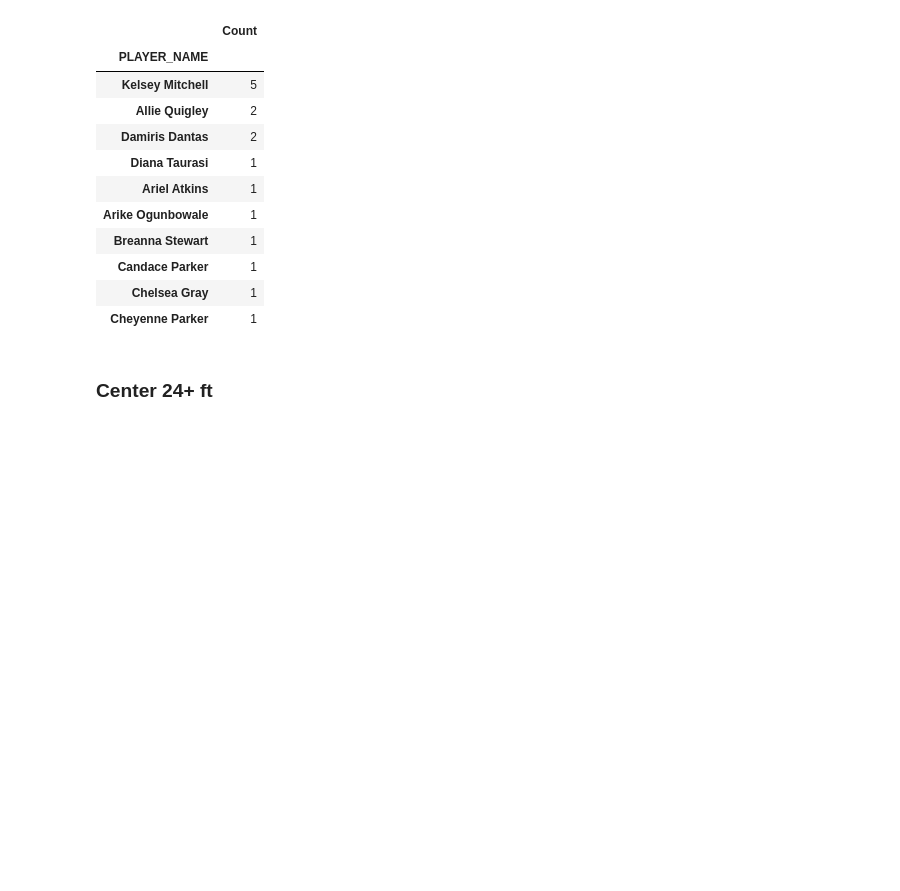
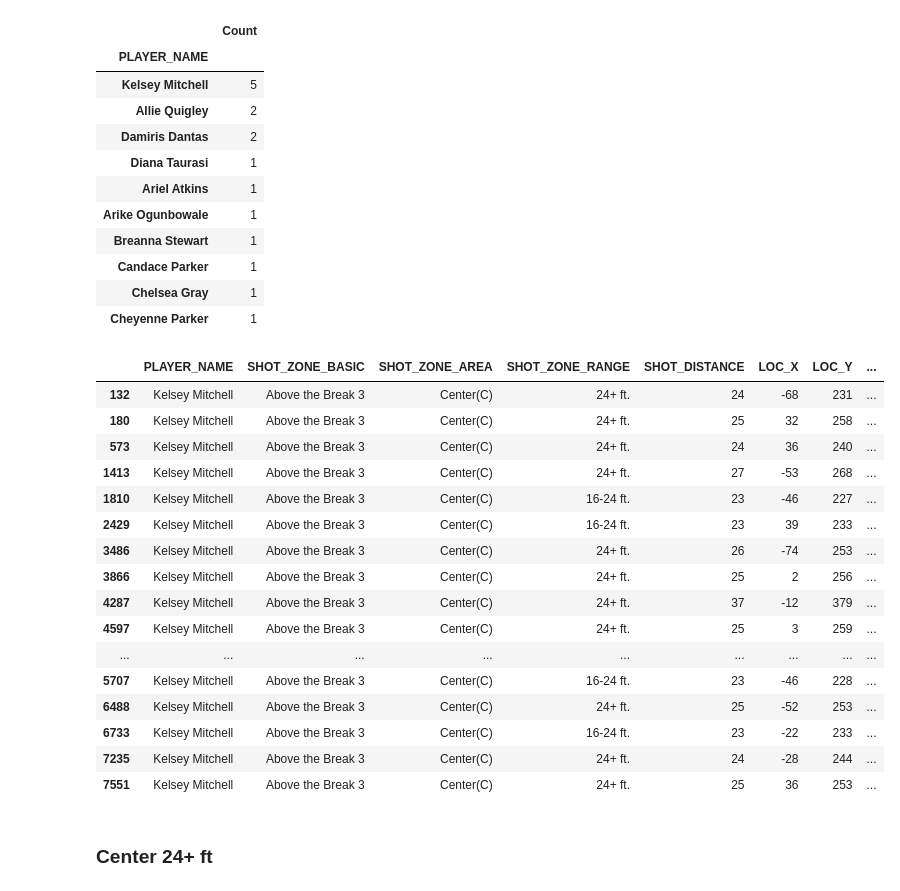
Before and after one commit to stewart-lacy/WNBA, a Jupyter notebook: WNBA_Shooting_2020.ipynb, the cells around one changed output. Cells and saved outputs as stored; diff of their text form; code cells hidden in the pictures; blank space fills up the shorter version.

```diff
--- a/WNBA_Shooting_2020.ipynb
+++ b/WNBA_Shooting_2020.ipynb
@@ -545,6 +634,27 @@ Above_The_Break_3_center_16to24.groupby(by='PLAYER_NAME').sum()['Count'].sort_va
 | Candace Parker | 1 |
 | Chelsea Gray | 1 |
 | Cheyenne Parker | 1 |
+# %%
+Kelsey_Mitchell_made=Above_The_Break_3_center.loc[Above_The_Break_3_center["PLAYER_NAME"] =='Kelsey Mitchell']
+Kelsey_Mitchell_made
+# %% [output]
+|  | PLAYER_NAME | SHOT_ZONE_BASIC | SHOT_ZONE_AREA | SHOT_ZONE_RANGE | SHOT_DISTANCE | LOC_X | LOC_Y | ... |
+| 132 | Kelsey Mitchell | Above the Break 3 | Center(C) | 24+ ft. | 24 | -68 | 231 | ... |
+| 180 | Kelsey Mitchell | Above the Break 3 | Center(C) | 24+ ft. | 25 | 32 | 258 | ... |
+| 573 | Kelsey Mitchell | Above the Break 3 | Center(C) | 24+ ft. | 24 | 36 | 240 | ... |
+| 1413 | Kelsey Mitchell | Above the Break 3 | Center(C) | 24+ ft. | 27 | -53 | 268 | ... |
+| 1810 | Kelsey Mitchell | Above the Break 3 | Center(C) | 16-24 ft. | 23 | -46 | 227 | ... |
+| 2429 | Kelsey Mitchell | Above the Break 3 | Center(C) | 16-24 ft. | 23 | 39 | 233 | ... |
+| 3486 | Kelsey Mitchell | Above the Break 3 | Center(C) | 24+ ft. | 26 | -74 | 253 | ... |
+| 3866 | Kelsey Mitchell | Above the Break 3 | Center(C) | 24+ ft. | 25 | 2 | 256 | ... |
+| 4287 | Kelsey Mitchell | Above the Break 3 | Center(C) | 24+ ft. | 37 | -12 | 379 | ... |
+| 4597 | Kelsey Mitchell | Above the Break 3 | Center(C) | 24+ ft. | 25 | 3 | 259 | ... |
+| ... | ... | ... | ... | ... | ... | ... | ... | ... |
+| 5707 | Kelsey Mitchell | Above the Break 3 | Center(C) | 16-24 ft. | 23 | -46 | 228 | ... |
+| 6488 | Kelsey Mitchell | Above the Break 3 | Center(C) | 24+ ft. | 25 | -52 | 253 | ... |
+| 6733 | Kelsey Mitchell | Above the Break 3 | Center(C) | 16-24 ft. | 23 | -22 | 233 | ... |
+| 7235 | Kelsey Mitchell | Above the Break 3 | Center(C) | 24+ ft. | 24 | -28 | 244 | ... |
+| 7551 | Kelsey Mitchell | Above the Break 3 | Center(C) | 24+ ft. | 25 | 36 | 253 | ... |
 # %% [markdown]
 ### Center 24+ ft
 # %%
```
Also changed, not shown: parts of 12 cells of this notebook.
